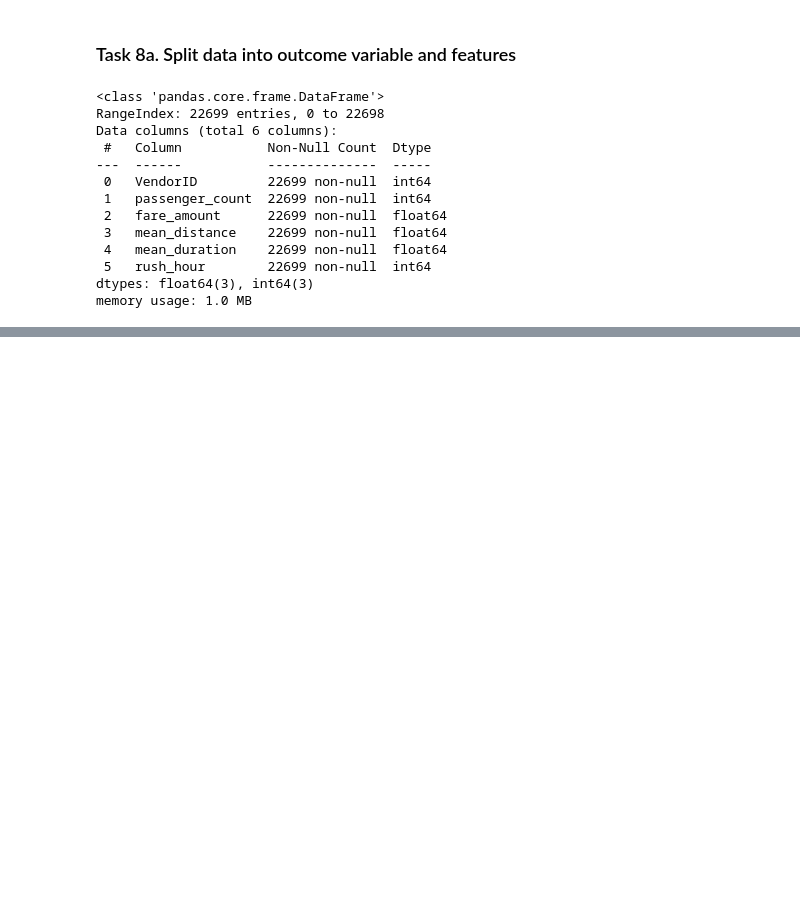
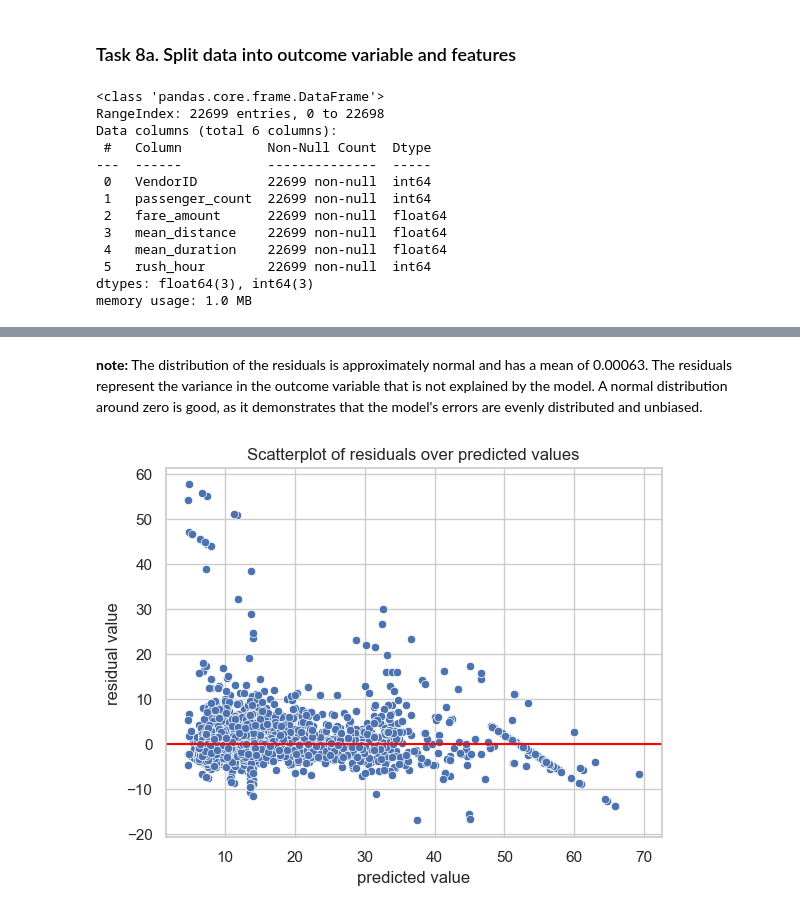
Before and after one commit to JSparktuneGrid/NYC-Taxi-regression-analysis, a Jupyter notebook: NYC_Taxi_regression.ipynb, the cells around one changed output, grey strips where cells are left out. Saved outputs shown, nothing was run; the diff lists cells and outputs as text; code cells hidden in the pictures; blank space fills up the shorter version.

```diff
--- a/NYC_Taxi_regression.ipynb
+++ b/NYC_Taxi_regression.ipynb
@@ -753,0 +916,13 @@ X.head()
+# %% [markdown]
+**note:** The distribution of the residuals is approximately normal and has a mean of 0.00063. The residuals represent the variance in the outcome variable that is not explained by the model. A normal distribution around zero is good, as it demonstrates that the model's errors are evenly distributed and unbiased.
+# %%
+# Create a scatterplot of `residuals` over `predicted`
+
+sns.scatterplot(x='predicted', y='residual', data=results)
+plt.axhline(0, c='red')
+plt.title('Scatterplot of residuals over predicted values')
+plt.xlabel('predicted value')
+plt.ylabel('residual value')
+plt.show()
+# %% [output]
+[figure, added]
```
Also changed, not shown: parts of 36 cells of this notebook.
